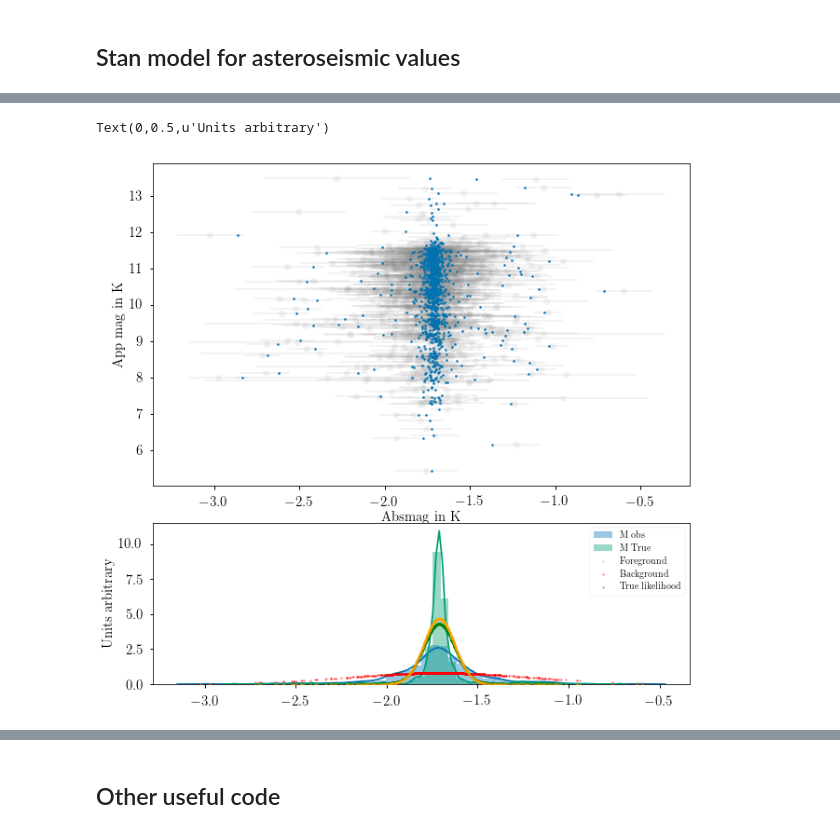
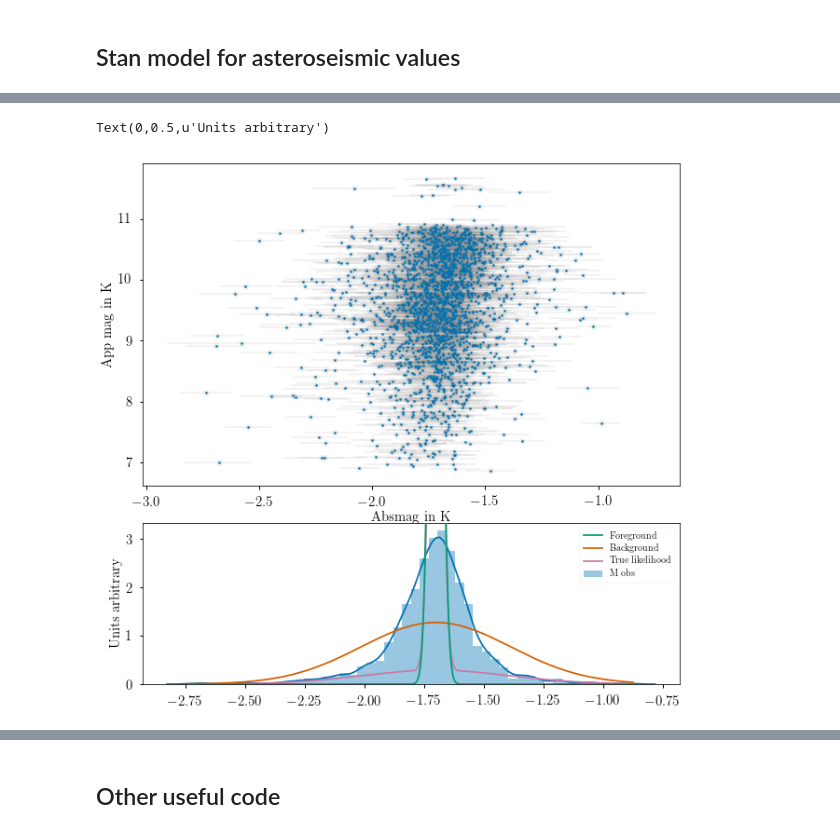
Before and after one commit to ojhall94/GAIA, a Jupyter notebook: hbmm_yu18_ast.ipynb, the cells around one changed output, grey strips where cells are left out. Saved outputs shown, nothing was run; the diff lists cells and outputs as text; code cells hidden in the pictures.

```diff
--- a/hbmm_yu18_ast.ipynb
+++ b/hbmm_yu18_ast.ipynb
@@ -26,7 +31,7 @@ def read_data():
 def normal(x, mu, sigma):
     return (1/np.sqrt(2*np.pi*sigma**2)) * np.exp(-(x - mu)**2/(2*sigma**2))
 # %%
-df = read_data()
+df = read_data(els)
 print('Size: '+str(len(df)))
 df.head(2)
 # %% [output]
@@ -39,18 +59,19 @@ Size: 7497
 '''Step one is figuring out the different distributions we want'''
 df.head(2)
 Ks = df.ast_MKs.values
-
 x = np.linspace(Ks.min(),Ks.max(),1000)
 
-fg = normal(x, np.median(Ks), 0.15)
-bg = normal(x, np.median(Ks), .5)
-Q = .75
-pp = Q*fg + (1-Q)*bg
+rQ = 0.95
+rmu = np.median(Ks)
+rsigma = .13
+rsigo = .35
 
-sns.distplot(Ks)
-plt.plot(x,fg)
-plt.plot(x,bg)
-plt.plot(x,pp)
+rfg = normal(x, rmu, rsigma)
+rbg = normal(x, rmu, rsigo)
+pp = rQ*rfg + (1-rQ)*rbg
+
+sns.distplot(Ks, label='Observed')
+plt.plot(x,pp, label='Likelihood')
 plt.show()
 
 print(np.median(Ks))
@@ -171,36 +172,32 @@ plt.show()
 # %%
 mu = np.median(fit['mu'])
 sigma = np.median(fit['sigma'])
-muo = mu#np.median(fit['muo'])
 sigo = (np.median(fit['sigo']))
 Q = np.median(fit['Q'])
-M_true = np.median(fit['M_infd'],axis=0)
+Mtrue = np.median(fit['Mtrue'],axis=0)
 
-
-fg = normal(M, mu, sigma)
-bg = normal(M, mu, sigo)
+x = np.linspace(Mobs.min(), Mobs.max(),1000)
+fg = normal(x, mu, sigma)
+bg = normal(x, mu, sigo)
 L = Q*fg + (1-Q)*bg
 # %%
 left, bottom, width, height = 0.1, 0.47, 1., 0.60
 fig = plt.figure(1, figsize=(8,8))
 sax = fig.add_axes([left, bottom, width, height])
 xax = fig.add_axes([left, 0.1, width, 0.3])
 
+sax.scatter(Mobs,m,s=5,zorder=1000)
+sax.errorbar(Mobs,m,xerr=Munc,c='grey',fmt='o',alpha=.1,zorder=999)
 
-sax.scatter(M_true,m,s=5,zorder=1000)
-sax.errorbar(M,m,xerr=M_err,c='grey',fmt='o',alpha=.1,zorder=999)
-
-sns.distplot(M, ax=xax, label='M obs')
-sns.distplot(M_true,ax=xax, label='M True')
-xax.scatter(M,fg,s=3,label='Foreground', alpha=.5,c='orange',zorder=999)
-xax.scatter(M,bg,s=3,label='Background', alpha=.5,c='red',zorder=998)
-xax.scatter(M, L,s=3,label='True likelihood', alpha=.5,c='green',zorder=997)
+sns.distplot(Mobs, ax=xax, label='M obs')
+xax.plot(x,fg,label='Foreground',zorder=999)
+xax.plot(x,bg,label='Background',zorder=998)
+xax.plot(x, L,label='True likelihood',zorder=997)
 xax.legend()
-
 
 sax.set_xlabel('Absmag in K')
 sax.set_ylabel('App mag in K')
 xax.set_ylabel('Units arbitrary')
 # %% [output]
 Text(0,0.5,u'Units arbitrary')
-[figure, old version]
+[figure, new version]
```
Also changed, not shown: parts of 15 cells of this notebook, 1 other file.
